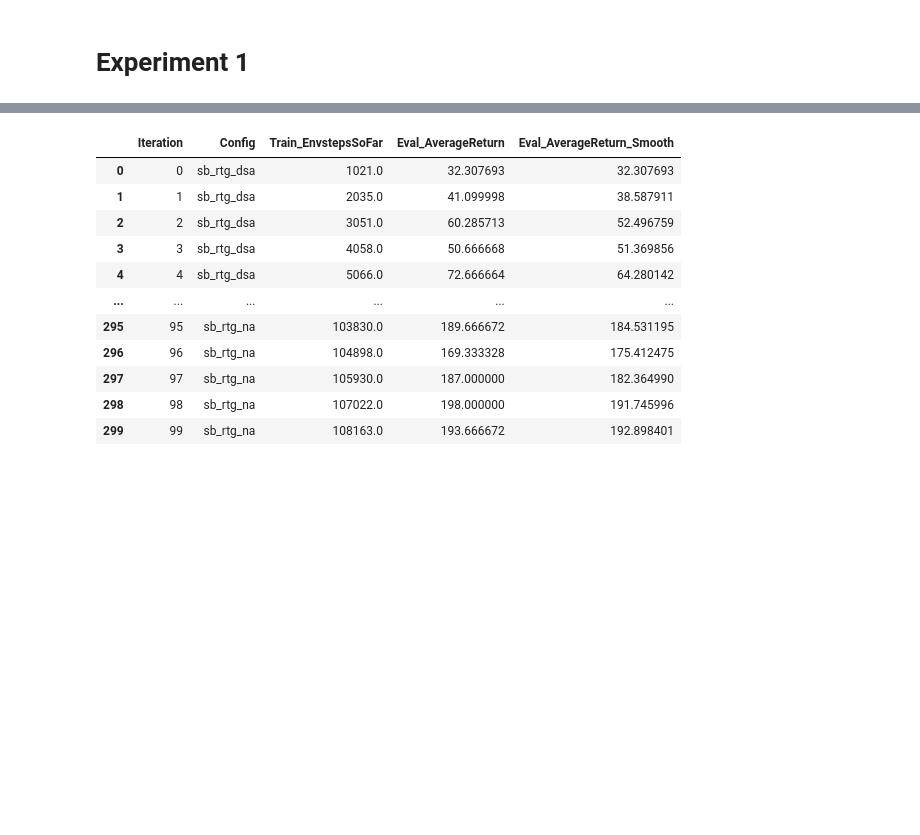
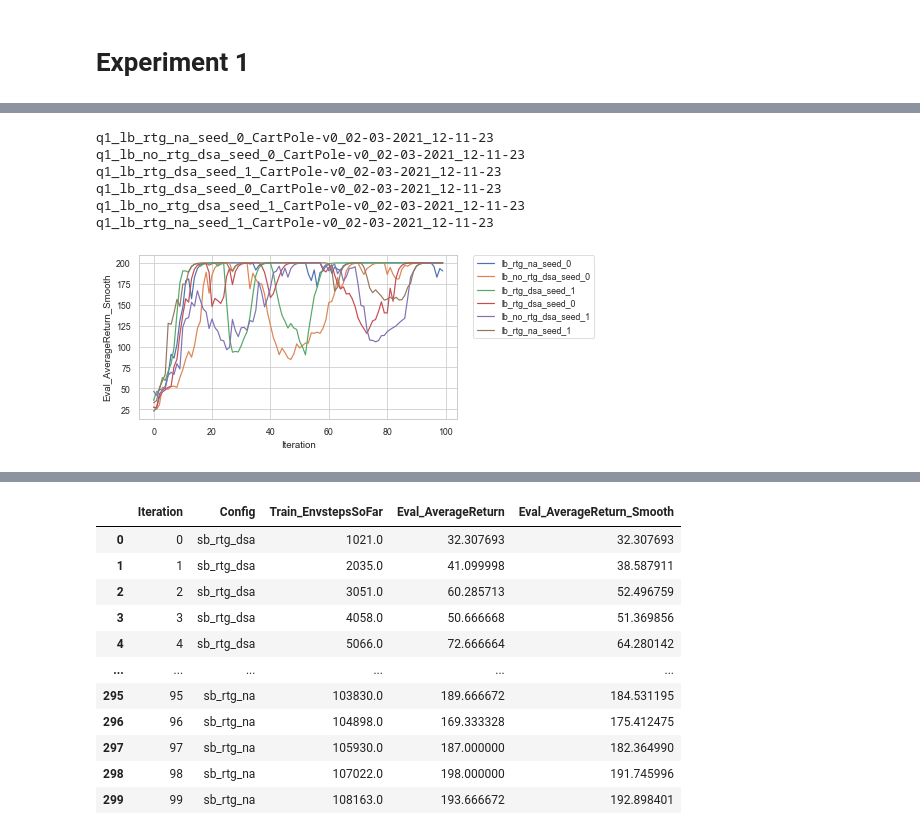
Before and after one commit to MinWang1997/CS285-Deep-Reinforcement-Learning, a Jupyter notebook: homework_fall2020-master/hw2/dataviz.ipynb, the cells around one changed output, grey strips where cells are left out. Saved outputs shown, nothing was run; the diff lists cells and outputs as text; code cells hidden in the pictures; blank space fills up the shorter version.

```diff
--- a/homework_fall2020-master/hw2/dataviz.ipynb
+++ b/homework_fall2020-master/hw2/dataviz.ipynb
@@ -42,0 +189,8 @@ def get_section_results(file):
+# %%
+#plot givn data and save figure
+def plot(data_to_plot,fig_name):
+    plt.figure(figsize=figsize)
+    sns.lineplot(data=data_to_plot, x='Iteration', y='Eval_AverageReturn_Smooth', hue='Experiment')
+
+    plt.legend(bbox_to_anchor=(1.05, 1), loc=2, borderaxespad=0.)
+    plt.savefig(os.path.join(export_dir, '{}.png'.format(fig_name)), bbox_inches='tight')
@@ -92,0 +225,12 @@ plt.savefig(os.path.join(export_dir, 'q1_lb.png'), bbox_inches='tight')
+# %%
+data_q1_lb_no_rtg = read_data('q1_lb','CartPole-v0')
+data_q1_lb
+plot(data_q1_lb_no_rtg, 'data_q1_lb')
+# %% [output]
+q1_lb_rtg_na_seed_0_CartPole-v0_02-03-2021_12-11-23
+q1_lb_no_rtg_dsa_seed_0_CartPole-v0_02-03-2021_12-11-23
+q1_lb_rtg_dsa_seed_1_CartPole-v0_02-03-2021_12-11-23
+q1_lb_rtg_dsa_seed_0_CartPole-v0_02-03-2021_12-11-23
+q1_lb_no_rtg_dsa_seed_1_CartPole-v0_02-03-2021_12-11-23
+q1_lb_rtg_na_seed_1_CartPole-v0_02-03-2021_12-11-23
+[figure, added]
```
Also changed, not shown: parts of 19 cells of this notebook, 5 other files.
